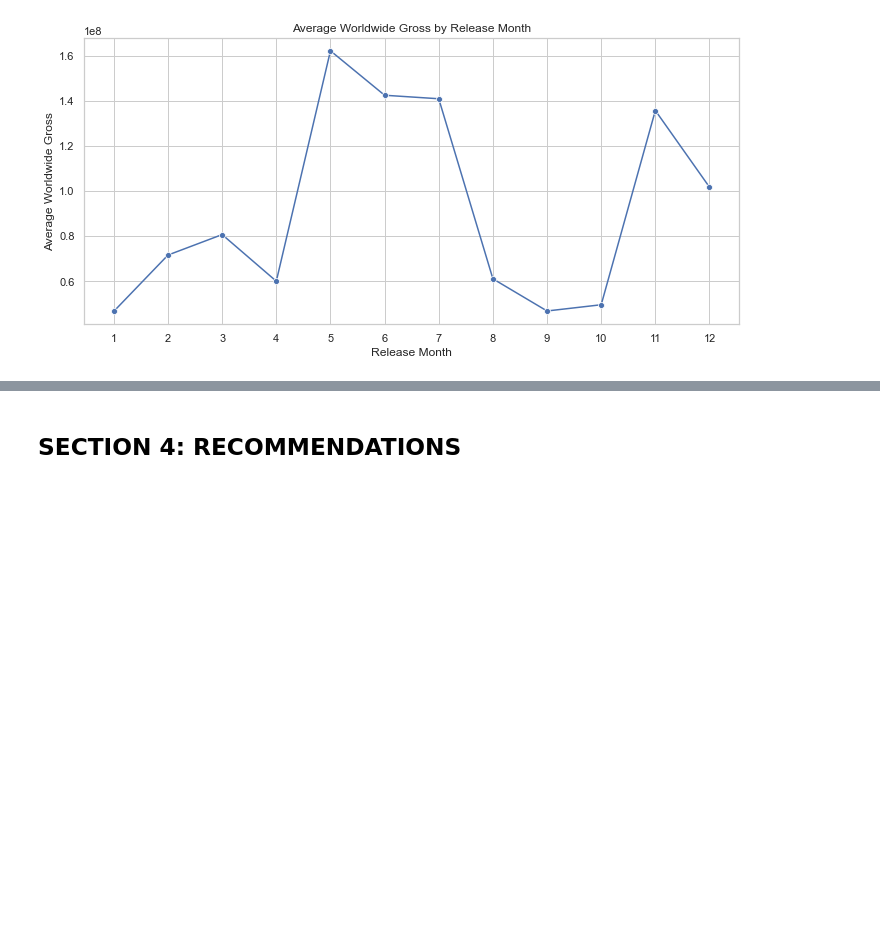
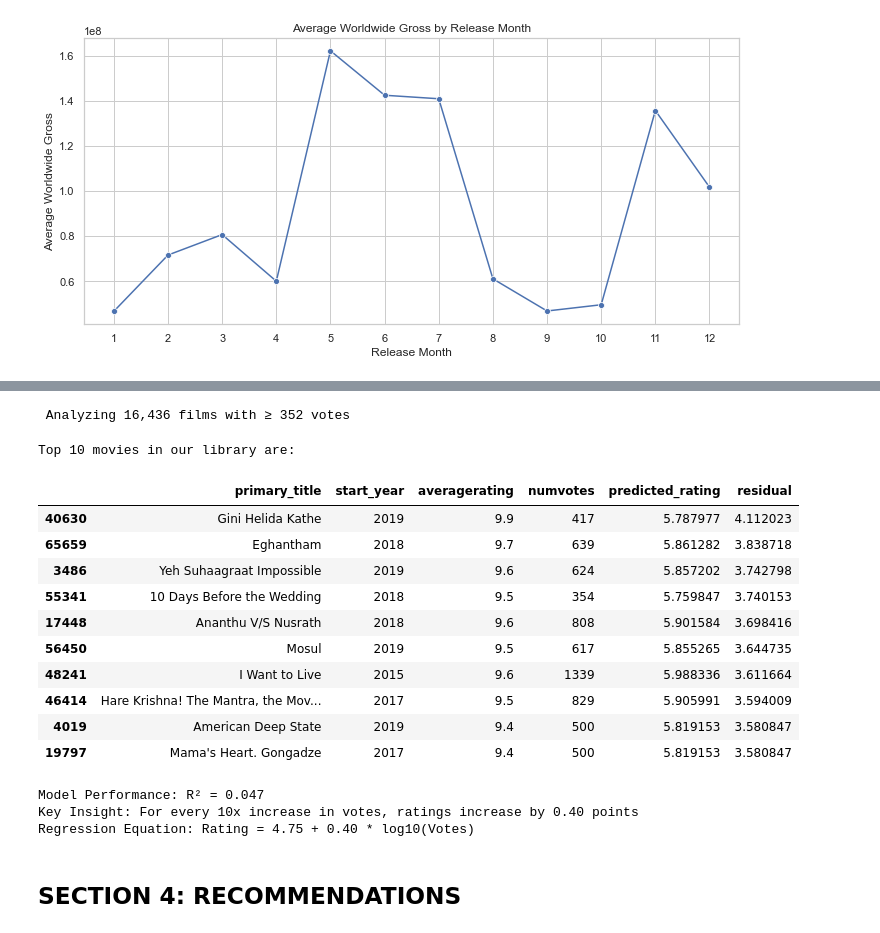
Before and after one commit to KweyuV/dsc-phase-2-project-group4, a Jupyter notebook: workbook_1.ipynb, the cells around one changed output, grey strips where cells are left out. Drawn from its saved outputs; the diff is of its cells as text; code cells hidden in the pictures; blank space fills up the shorter version.

```diff
--- a/workbook_1.ipynb
+++ b/workbook_1.ipynb
@@ -336,3 +397,60 @@ plt.show()
+# %%
+# Filtering for established films (top 25% by votes)
+vote_threshold = imdb.numvotes.quantile(0.75)
+established_films = imdb[imdb.numvotes >= vote_threshold].copy()
+print(f" Analyzing {established_films.shape[0]:,} films with ≥ {vote_threshold:,.0f} votes")
+# %% [output]
+ Analyzing 16,436 films with ≥ 352 votes
+# %%
+# Preparing our regression variables
+X = np.log10(established_films['numvotes']).values.reshape(-1, 1)  # Log votes
+y = established_films['averagerating'].values                      # Actual ratings
+
+# Building our popularity-adjustment model
+model = LinearRegression()
+model.fit(X, y)
+
+# Generating predictions and residuals
+established_films['predicted_rating'] = model.predict(X)
+established_films['residual'] = y - established_films['predicted_rating']
+established_films['residual_z'] = (established_films['residual'] /
+                                  established_films['residual'].std())
+
+# Identifying the most favourite movies/films
+established_films = established_films.sort_values('residual', ascending=False)
+top_contenders = established_films.head(10)[[
+    'primary_title', 'start_year', 'averagerating',
+    'numvotes', 'predicted_rating', 'residual'
+]]
+
+print("Top 10 movies in our library are:")
+top_contenders
+# %% [output]
+Top 10 movies in our library are:
+|  | primary_title | start_year | averagerating | numvotes | predicted_rating | residual |
+| 40630 | Gini Helida Kathe | 2019 | 9.9 | 417 | 5.787977 | 4.112023 |
+| 65659 | Eghantham | 2018 | 9.7 | 639 | 5.861282 | 3.838718 |
+| 3486 | Yeh Suhaagraat Impossible | 2019 | 9.6 | 624 | 5.857202 | 3.742798 |
+| 55341 | 10 Days Before the Wedding | 2018 | 9.5 | 354 | 5.759847 | 3.740153 |
+| 17448 | Ananthu V/S Nusrath | 2018 | 9.6 | 808 | 5.901584 | 3.698416 |
+| 56450 | Mosul | 2019 | 9.5 | 617 | 5.855265 | 3.644735 |
+| 48241 | I Want to Live | 2015 | 9.6 | 1339 | 5.988336 | 3.611664 |
+| 46414 | Hare Krishna! The Mantra, the Mov... | 2017 | 9.5 | 829 | 5.905991 | 3.594009 |
+| 4019 | American Deep State | 2019 | 9.4 | 500 | 5.819153 | 3.580847 |
+| 19797 | Mama's Heart. Gongadze | 2017 | 9.4 | 500 | 5.819153 | 3.580847 |
+# %%
+# Statistical validation
+r_squared = model.score(X, y)
+slope = model.coef_[0]
+intercept = model.intercept_
+
+print(f"Model Performance: R² = {r_squared:.3f}")
+print(f"Key Insight: For every 10x increase in votes, ratings increase by {slope:.2f} points")
+print(f"Regression Equation: Rating = {intercept:.2f} + {slope:.2f} * log10(Votes)")
+# %% [output]
+Model Performance: R² = 0.047
+Key Insight: For every 10x increase in votes, ratings increase by 0.40 points
+Regression Equation: Rating = 4.75 + 0.40 * log10(Votes)
 # %% [markdown]
 ## SECTION 4: RECOMMENDATIONS
 # %% [markdown]
```
Also changed, not shown: parts of 3 cells of this notebook.
